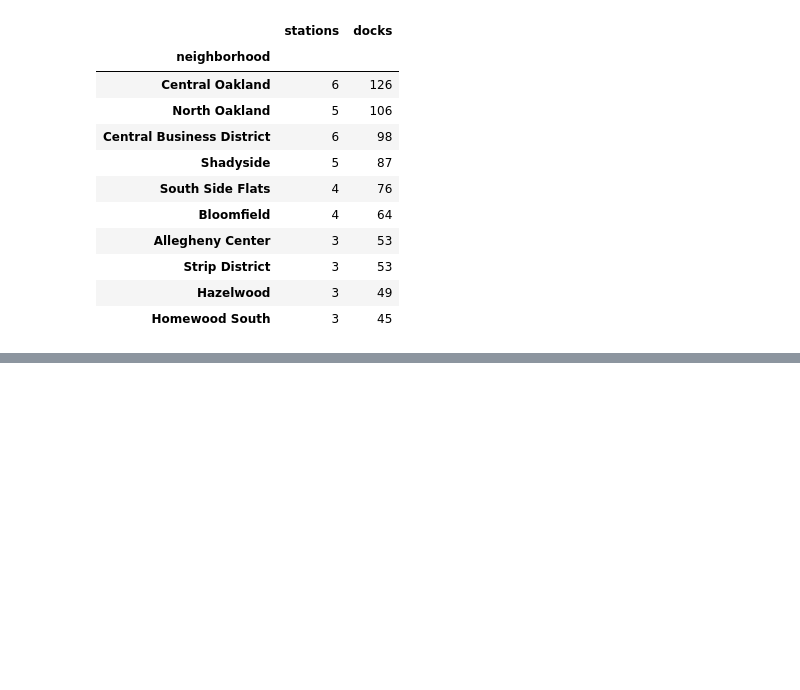
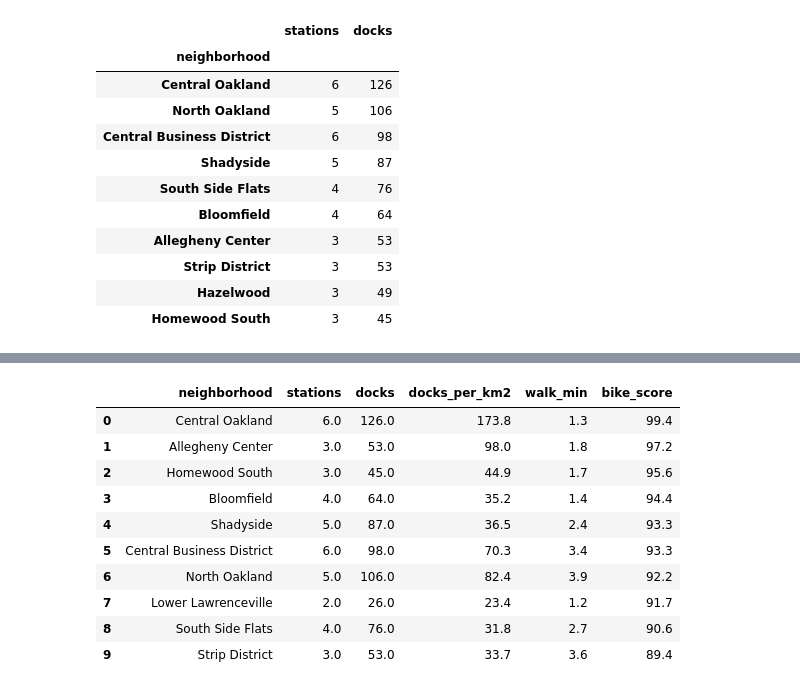
Before and after one commit to cue-balls/CMPINF0010-Final-Project, a Jupyter notebook: notebooks/pogoh_stations.ipynb, the cells around one changed output, grey strips where cells are left out. Drawn from its saved outputs; the diff is of its cells as text; code cells hidden in the pictures; blank space fills up the shorter version.

```diff
--- a/notebooks/pogoh_stations.ipynb
+++ b/notebooks/pogoh_stations.ipynb
@@ -147,0 +164,42 @@ per_hood.head(10)
+# %%
+hoods_m = hoods.to_crs("EPSG:32617")
+hoods_m["area_km2"] = hoods_m.geometry.area / 1e6
+
+all_stations_m = stations_gdf.to_crs("EPSG:32617")
+
+centroids = hoods_m[["neighborhood", "geometry"]].copy()
+centroids["geometry"] = hoods_m.geometry.centroid
+
+nearest = gpd.sjoin_nearest(
+    centroids, all_stations_m[["Name", "geometry"]], distance_col="dist_m"
+).drop_duplicates(subset="neighborhood")
+
+scores = (
+    hoods_m[["neighborhood", "area_km2"]]
+    .merge(per_hood.reset_index(), on="neighborhood", how="left")
+    .merge(nearest[["neighborhood", "Name", "dist_m"]], on="neighborhood", how="left")
+    .fillna({"stations": 0, "docks": 0})
+    .rename(columns={"Name": "nearest_station"})
+)
+
+scores["docks_per_km2"] = scores["docks"] / scores["area_km2"]
+scores["walk_min"] = scores["dist_m"] / 80
+
+scores["density_score"] = scores["docks_per_km2"].rank(pct=True)
+scores["proximity_score"] = scores["dist_m"].rank(pct=True, ascending=False)
+scores["bike_score"] = 100 * (scores["density_score"] + scores["proximity_score"]) / 2
+
+scores = scores.sort_values("bike_score", ascending=False).reset_index(drop=True)
+scores[["neighborhood", "stations", "docks", "docks_per_km2", "walk_min", "bike_score"]].head(10).round(1)
+# %% [output]
+|  | neighborhood | stations | docks | docks_per_km2 | walk_min | bike_score |
+| 0 | Central Oakland | 6.0 | 126.0 | 173.8 | 1.3 | 99.4 |
+| 1 | Allegheny Center | 3.0 | 53.0 | 98.0 | 1.8 | 97.2 |
+| 2 | Homewood South | 3.0 | 45.0 | 44.9 | 1.7 | 95.6 |
+| 3 | Bloomfield | 4.0 | 64.0 | 35.2 | 1.4 | 94.4 |
+| 4 | Shadyside | 5.0 | 87.0 | 36.5 | 2.4 | 93.3 |
+| 5 | Central Business District | 6.0 | 98.0 | 70.3 | 3.4 | 93.3 |
+| 6 | North Oakland | 5.0 | 106.0 | 82.4 | 3.9 | 92.2 |
+| 7 | Lower Lawrenceville | 2.0 | 26.0 | 23.4 | 1.2 | 91.7 |
+| 8 | South Side Flats | 4.0 | 76.0 | 31.8 | 2.7 | 90.6 |
+| 9 | Strip District | 3.0 | 53.0 | 33.7 | 3.6 | 89.4 |
```
Also changed, not shown: parts of 8 cells of this notebook, 1 other file.
